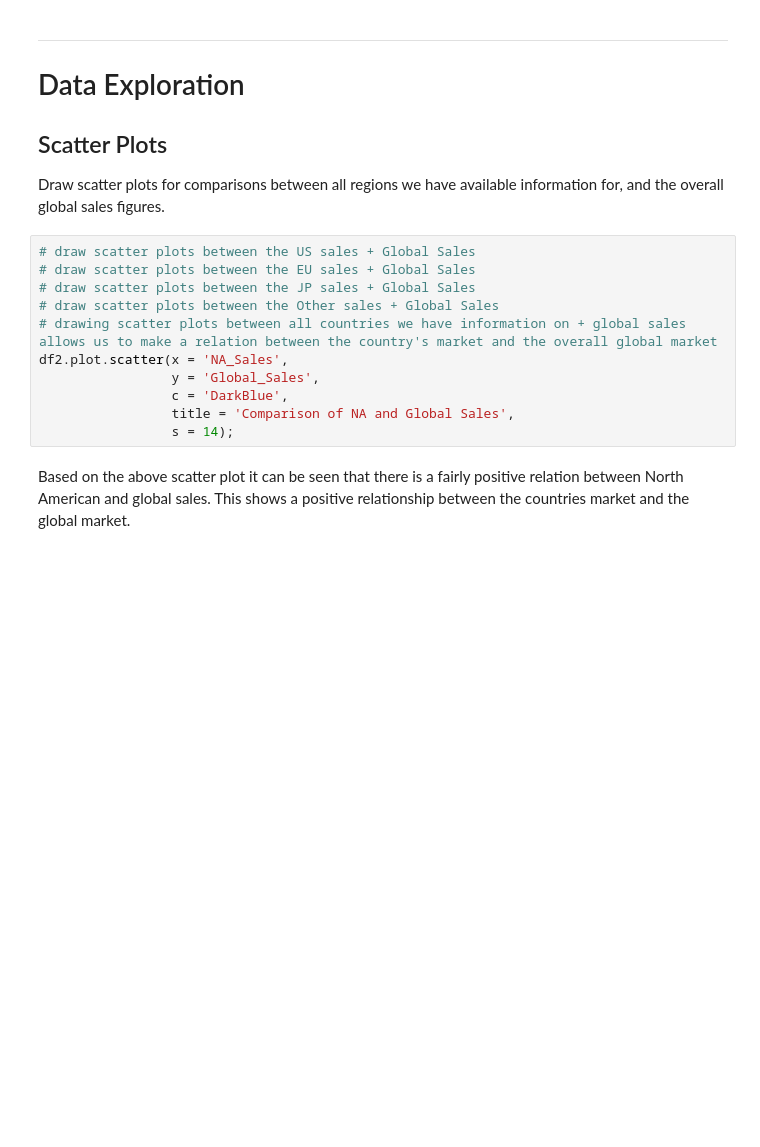
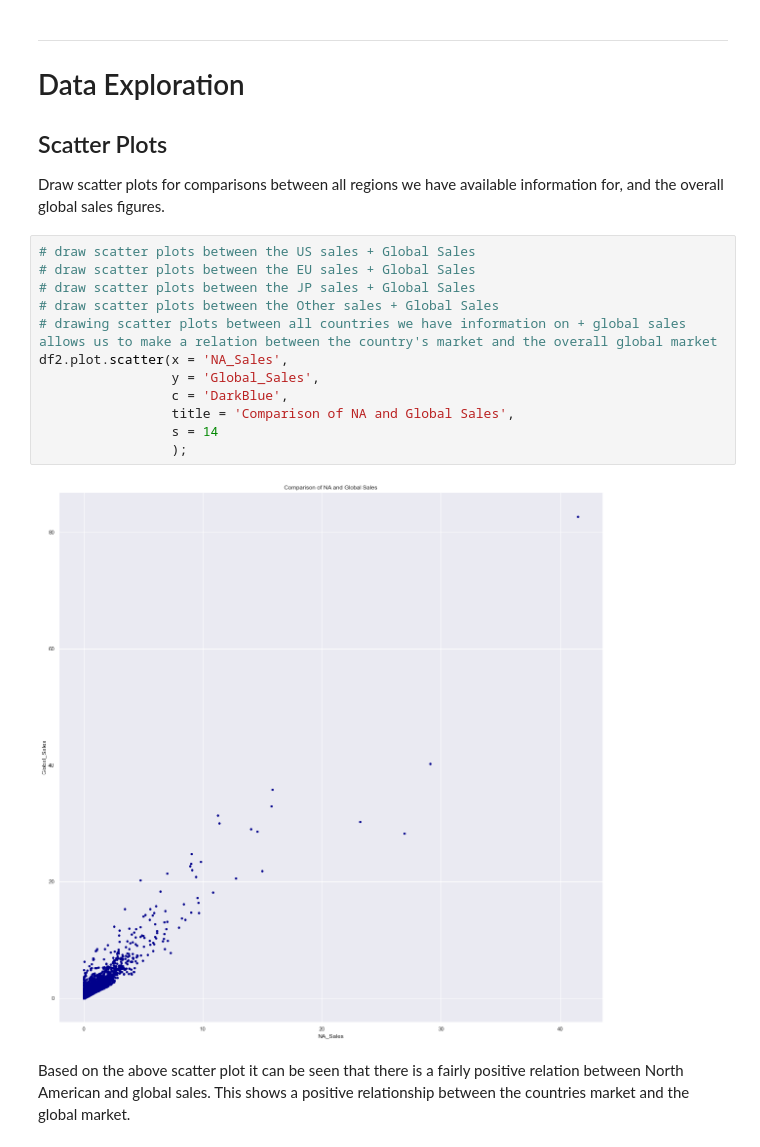
Before and after one commit to angelcamach0/CS488Project, a Jupyter notebook: dataMiningProject/projectStage5.ipynb, the cells around one changed output. Drawn from its saved outputs; the diff is of its cells as text; blank space fills up the shorter version.

Commit message:
graphs implemented
previous commit changes

```diff
--- a/dataMiningProject/projectStage5.ipynb
+++ b/dataMiningProject/projectStage5.ipynb
@@ -269,14 +288,17 @@ Draw scatter plots for comparisons between all regions we have available informa
 # %%
 # draw scatter plots between the US sales + Global Sales
 # draw scatter plots between the EU sales + Global Sales
 # draw scatter plots between the JP sales + Global Sales
 # draw scatter plots between the Other sales + Global Sales
 # drawing scatter plots between all countries we have information on + global sales allows us to make a relation between the country's market and the overall global market
 df2.plot.scatter(x = 'NA_Sales',
                  y = 'Global_Sales',
                  c = 'DarkBlue',
                  title = 'Comparison of NA and Global Sales',
-                 s = 14);
+                 s = 14
+                 );
+# %% [output]
+[figure, added]
 # %% [markdown]
 Based on the above scatter plot it can be seen that there is a fairly positive relation between North American and global sales. This shows a positive relationship between the countries market and the global market.
 # %%
```
Also changed, not shown: parts of 57 cells of this notebook.
